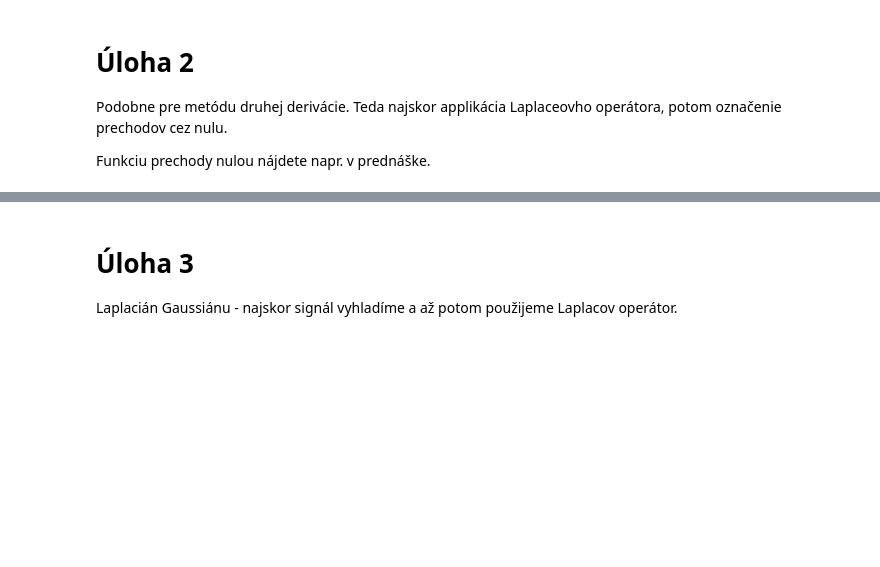
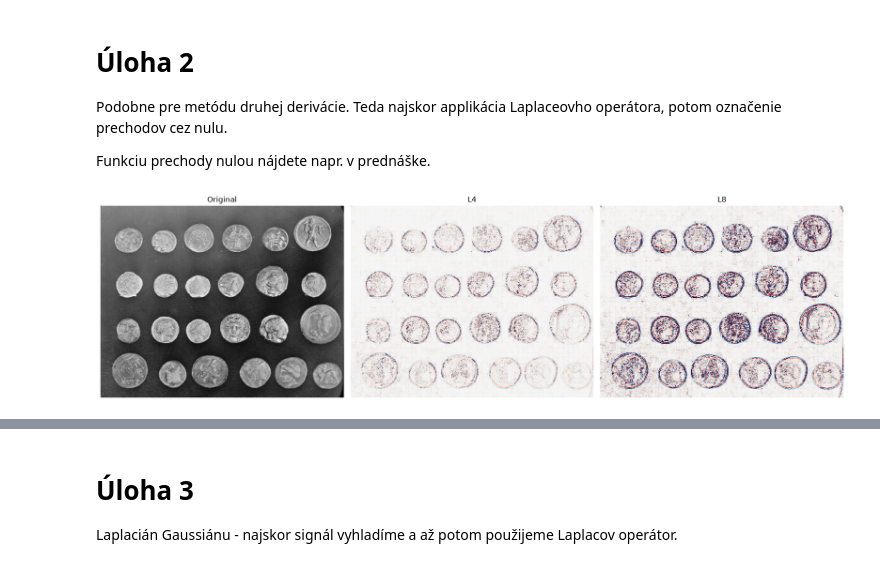
Before and after one commit to CodyM4V3R1CK/CSO, a Jupyter notebook: cso_cvicenie_7/cso_cvicenie_7.ipynb, the cells around one changed output, grey strips where cells are left out. Drawn from its saved outputs; the diff is of its cells as text; code cells hidden in the pictures; blank space fills up the shorter version.

```diff
--- a/cso_cvicenie_7/cso_cvicenie_7.ipynb
+++ b/cso_cvicenie_7/cso_cvicenie_7.ipynb
@@ -72,24 +83,30 @@ Teda najskor applikácia Laplaceovho operátora, potom označenie prechodov cez
 
 Funkciu prechody nulou nájdete napr. v prednáške.
 # %%
-laplace_4 = ...
-laplace_8 = ...
+laplace_4 = np.array([[0, 1, 0],
+                      [1, -4, 1],
+                      [0, 1, 0]])
+laplace_8 = np.array([[1, 1, 1],
+                      [1, -8, 1],
+                      [1, 1, 1]])
 
-laplace_4_image = ...
-laplace_8_image = ...
+laplace_4_image = convolve2d(image, laplace_4, mode="same", boundary="symm")
+laplace_8_image = convolve2d(image, laplace_8, mode="same", boundary="symm")
 
 fig, ax = plt.subplots(1, 3, figsize=(17, 5))
 for a, obr, nazov in zip(ax, [image, laplace_4_image, laplace_8_image],
                          [ "Original", "L4", "L8"]):
     if obr is image:
         a.imshow(obr, cmap="gray", vmin=0, vmax=1)
         a.set_title(nazov)
         a.axis("off")
         continue
     a.imshow(obr, cmap="RdBu", vmin=-1, vmax=1)
     a.set_title(nazov)
     a.axis("off")
 plt.tight_layout()
 plt.show()
+# %% [output]
+[figure, added]
 # %%
 def prechody_nulou(L):
```
Also changed, not shown: parts of 7 cells of this notebook, 2 other files.
